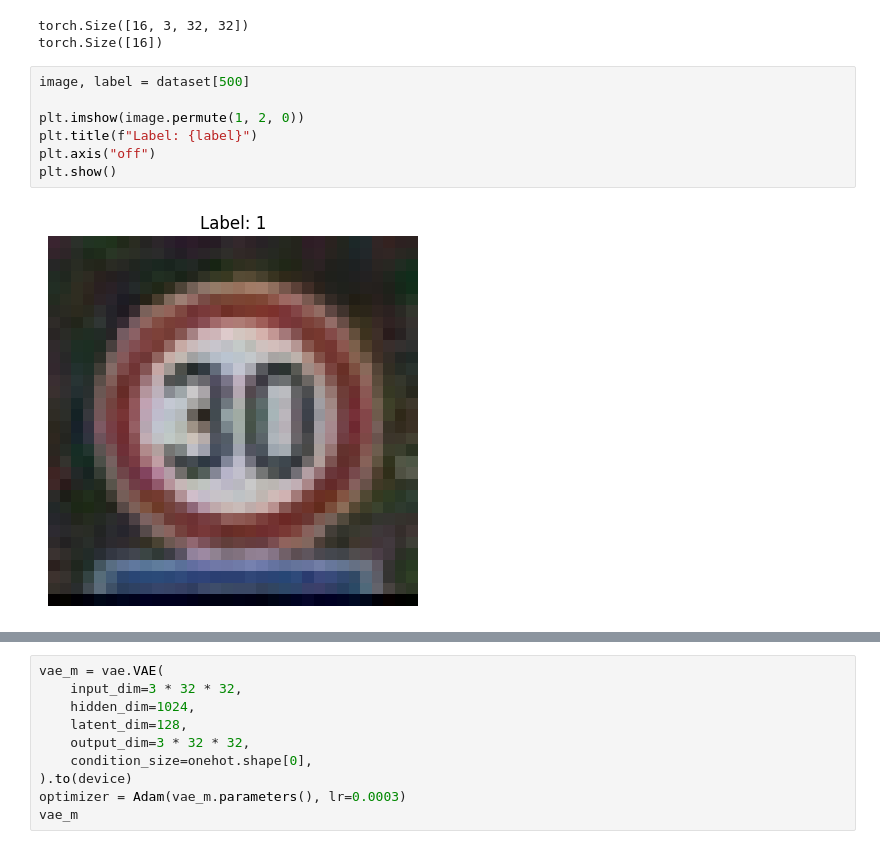
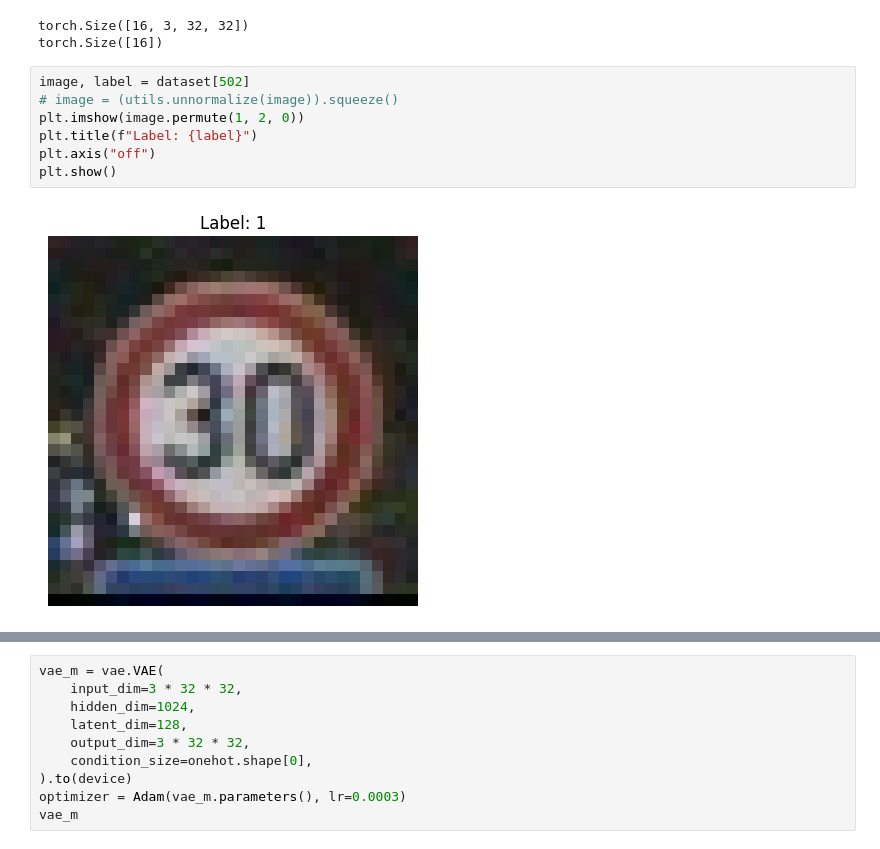
Before and after one commit to szymonsteccc/ssne_26L, a Jupyter notebook: generatywne/rozwiazanie.ipynb, the cells around one changed output, grey strips where cells are left out. Saved outputs shown, nothing was run; the diff lists cells and outputs as text.

```diff
--- a/generatywne/rozwiazanie.ipynb
+++ b/generatywne/rozwiazanie.ipynb
@@ -110,14 +110,14 @@ for images, labels in loader:
 torch.Size([16, 3, 32, 32])
 torch.Size([16])
 # %%
-image, label = dataset[500]
-
+image, label = dataset[502]
+# image = (utils.unnormalize(image)).squeeze()
 plt.imshow(image.permute(1, 2, 0))
 plt.title(f"Label: {label}")
 plt.axis("off")
 plt.show()
 # %% [output]
-[figure, old version]
+[figure, new version]
 # %%
 x, y = next(iter(loader))
 x = x[:8]
```
Also changed, not shown: parts of 15 cells of this notebook.
